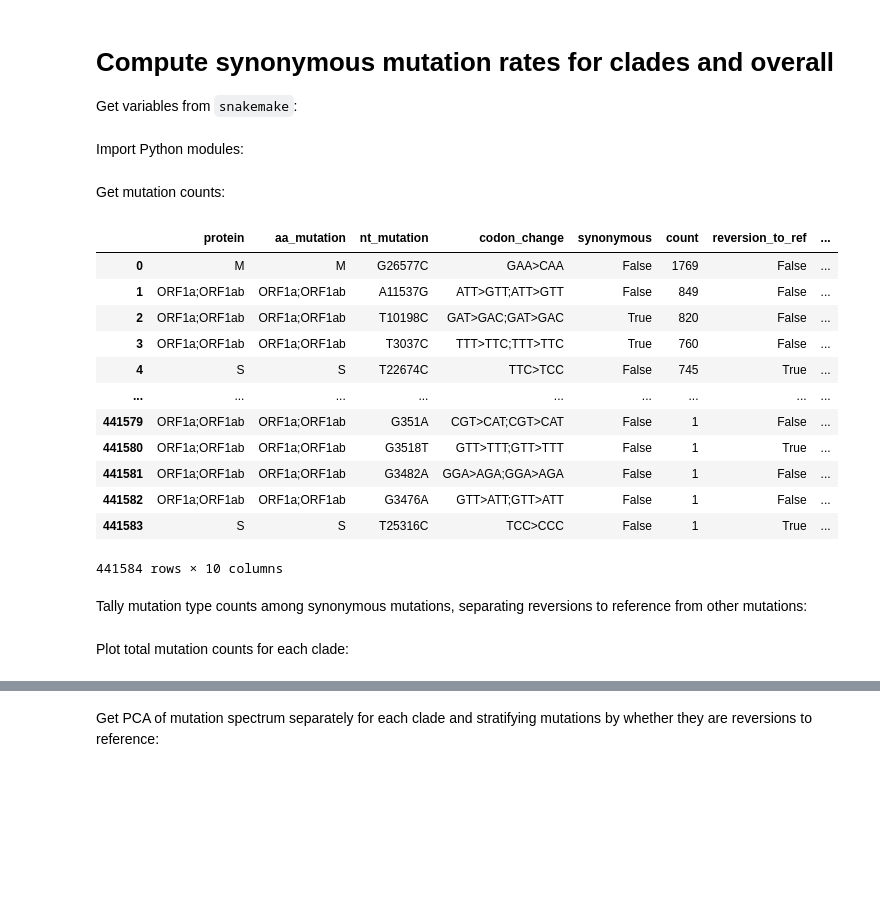
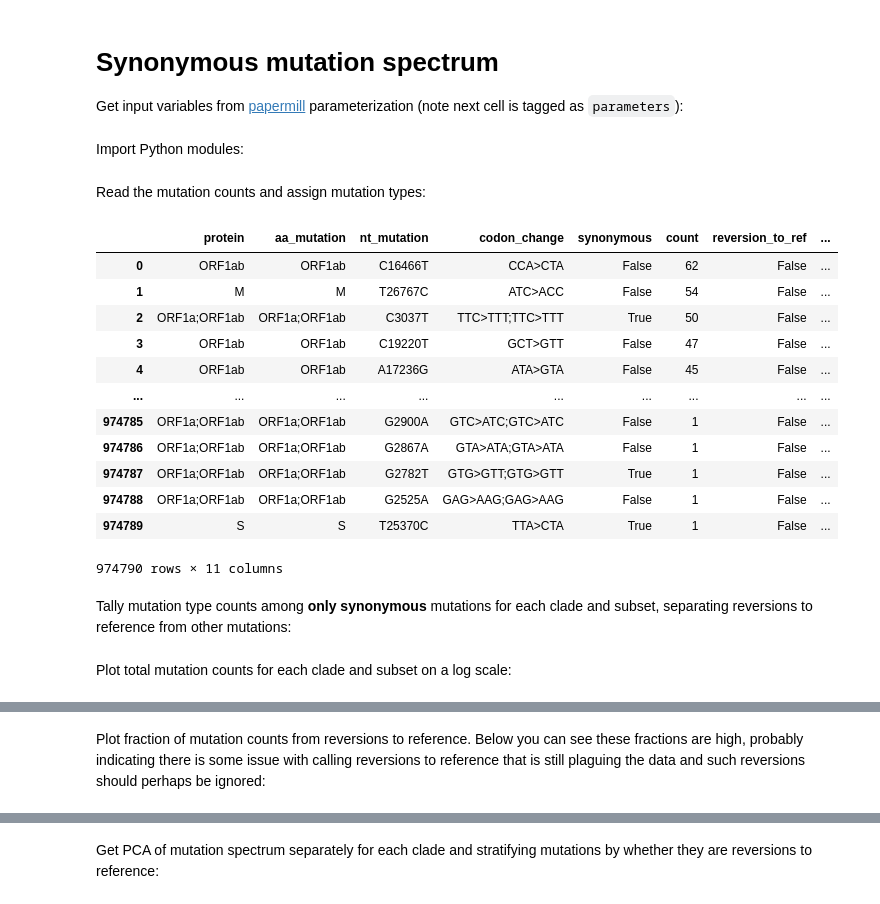
Before and after one commit to jbloomlab/SARS2-mut-fitness, a Jupyter notebook: synonymous_mut_rates.py.ipynb, the cells around one changed output, grey strips where cells are left out. Drawn from its saved outputs; the diff is of its cells as text; code cells hidden in the pictures; blank space fills up the shorter version.

Commit message:
call reversions to ref properly

```diff
--- a/synonymous_mut_rates.py.ipynb
+++ b/synonymous_mut_rates.py.ipynb
@@ -1,9 +1,8 @@
 # %% [markdown]
-# Compute synonymous mutation rates for clades and overall
-Get variables from `snakemake`:
+# Synonymous mutation spectrum
+Get input variables from [papermill](https://papermill.readthedocs.io/) parameterization (note next cell is tagged as `parameters`):
 # %%
-import glob
-counts_csvs = glob.glob("results/mutation_counts/counts_by_clade/*.csv")
+input_csv = "results/mutation_counts/aggregated.csv"
 # %% [markdown]
 Import Python modules:
 # %%
@@ -17,33 +16,29 @@ import pandas as pd
 
 import sklearn.decomposition
 # %% [markdown]
-Get mutation counts:
+Read the mutation counts and assign mutation types:
 # %%
-mutation_counts = pd.concat(
-    [
-        pd.read_csv(f).assign(clade=os.path.splitext(os.path.basename(f))[0])
-        for f in counts_csvs
-    ],
-    ignore_index=True,
-).assign(mut_type=lambda x: x["nt_mutation"].map(lambda m: f"{m[0]}to{m[-1]}"))
+mutation_counts = pd.read_csv(input_csv).assign(
+    mut_type=lambda x: x["nt_mutation"].map(lambda m: f"{m[0]}to{m[-1]}")
+)
 
 mutation_counts
 # %% [output]
 |  | protein | aa_mutation | nt_mutation | codon_change | synonymous | count | reversion_to_ref | ... |
-| 0 | M | M | G26577C | GAA>CAA | False | 1769 | False | ... |
-| 1 | ORF1a;ORF1ab | ORF1a;ORF1ab | A11537G | ATT>GTT;ATT>GTT | False | 849 | False | ... |
-| 2 | ORF1a;ORF1ab | ORF1a;ORF1ab | T10198C | GAT>GAC;GAT>GAC | True | 820 | False | ... |
-| 3 | ORF1a;ORF1ab | ORF1a;ORF1ab | T3037C | TTT>TTC;TTT>TTC | True | 760 | False | ... |
-| 4 | S | S | T22674C | TTC>TCC | False | 745 | True | ... |
+| 0 | ORF1ab | ORF1ab | C16466T | CCA>CTA | False | 62 | False | ... |
+| 1 | M | M | T26767C | ATC>ACC | False | 54 | False | ... |
+| 2 | ORF1a;ORF1ab | ORF1a;ORF1ab | C3037T | TTC>TTT;TTC>TTT | True | 50 | False | ... |
+| 3 | ORF1ab | ORF1ab | C19220T | GCT>GTT | False | 47 | False | ... |
+| 4 | ORF1ab | ORF1ab | A17236G | ATA>GTA | False | 45 | False | ... |
 | ... | ... | ... | ... | ... | ... | ... | ... | ... |
-| 441579 | ORF1a;ORF1ab | ORF1a;ORF1ab | G351A | CGT>CAT;CGT>CAT | False | 1 | False | ... |
-| 441580 | ORF1a;ORF1ab | ORF1a;ORF1ab | G3518T | GTT>TTT;GTT>TTT | False | 1 | True | ... |
-| 441581 | ORF1a;ORF1ab | ORF1a;ORF1ab | G3482A | GGA>AGA;GGA>AGA | False | 1 | False | ... |
-| 441582 | ORF1a;ORF1ab | ORF1a;ORF1ab | G3476A | GTT>ATT;GTT>ATT | False | 1 | False | ... |
-| 441583 | S | S | T25316C | TCC>CCC | False | 1 | True | ... |
+| 974785 | ORF1a;ORF1ab | ORF1a;ORF1ab | G2900A | GTC>ATC;GTC>ATC | False | 1 | False | ... |
+| 974786 | ORF1a;ORF1ab | ORF1a;ORF1ab | G2867A | GTA>ATA;GTA>ATA | False | 1 | False | ... |
+| 974787 | ORF1a;ORF1ab | ORF1a;ORF1ab | G2782T | GTG>GTT;GTG>GTT | True | 1 | False | ... |
+| 974788 | ORF1a;ORF1ab | ORF1a;ORF1ab | G2525A | GAG>AAG;GAG>AAG | False | 1 | False | ... |
+| 974789 | S | S | T25370C | TTA>CTA | True | 1 | False | ... |
-441584 rows × 10 columns
+974790 rows × 11 columns
 # %% [markdown]
-Tally mutation type counts among synonymous mutations, separating reversions to reference from other mutations:
+Tally mutation type counts among **only synonymous** mutations for each clade and subset, separating reversions to reference from other mutations:
 # %%
 mut_type_counts = (
     mutation_counts
@@ -54,5 +49,5 @@ mut_type_counts = (
 
 mut_types = mut_type_counts["mut_type"].unique().tolist()
 # %% [markdown]
-Plot total mutation counts for each clade:
+Plot total mutation counts for each clade and subset on a log scale:
 # %%
@@ -77,2 +73,5 @@ mut_counts_chart
 # %% [output]
 [interactive output not drawn]
+# %% [markdown]
+Plot fraction of mutation counts from reversions to reference.
+Below you can see these fractions are high, probably indicating there is some issue with calling reversions to reference that is still plaguing the data and such reversions should perhaps be ignored:
```
Also changed, not shown: parts of 6 cells of this notebook, 3 other files.
